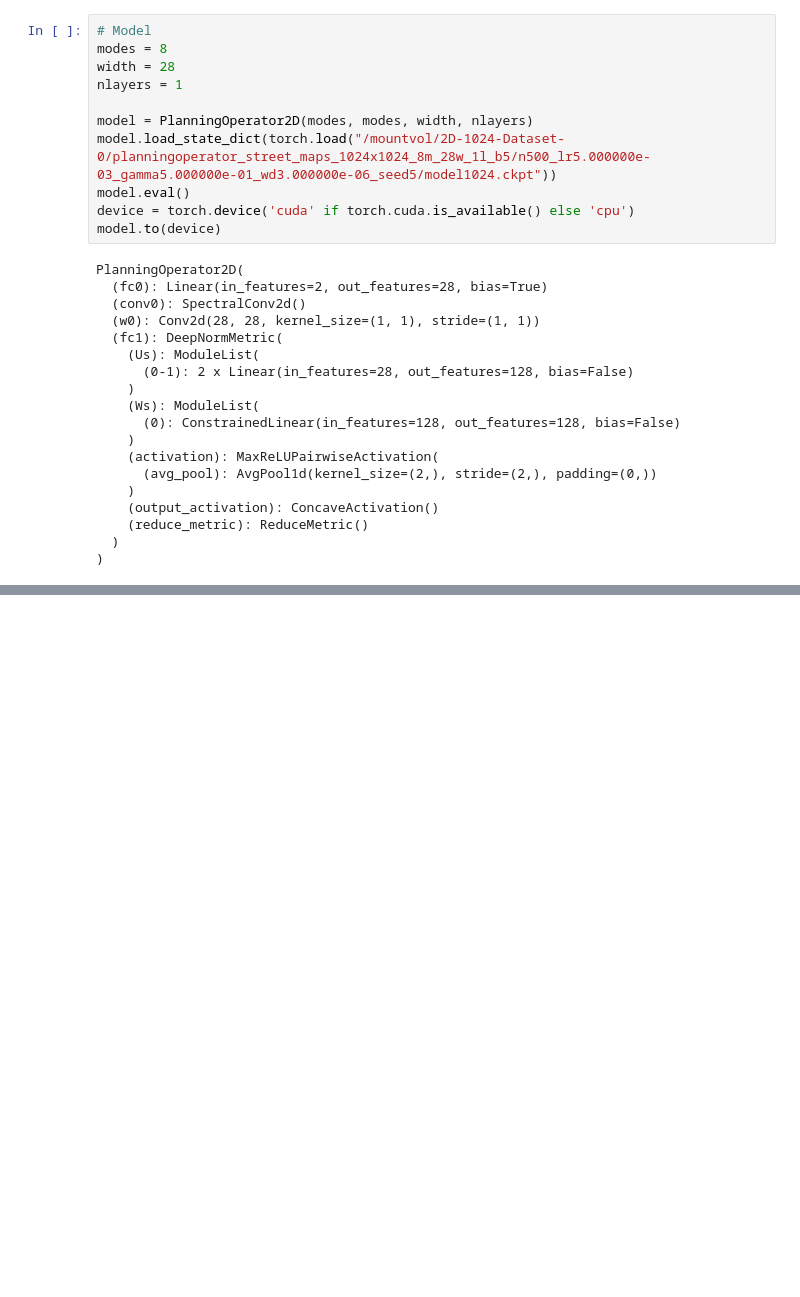
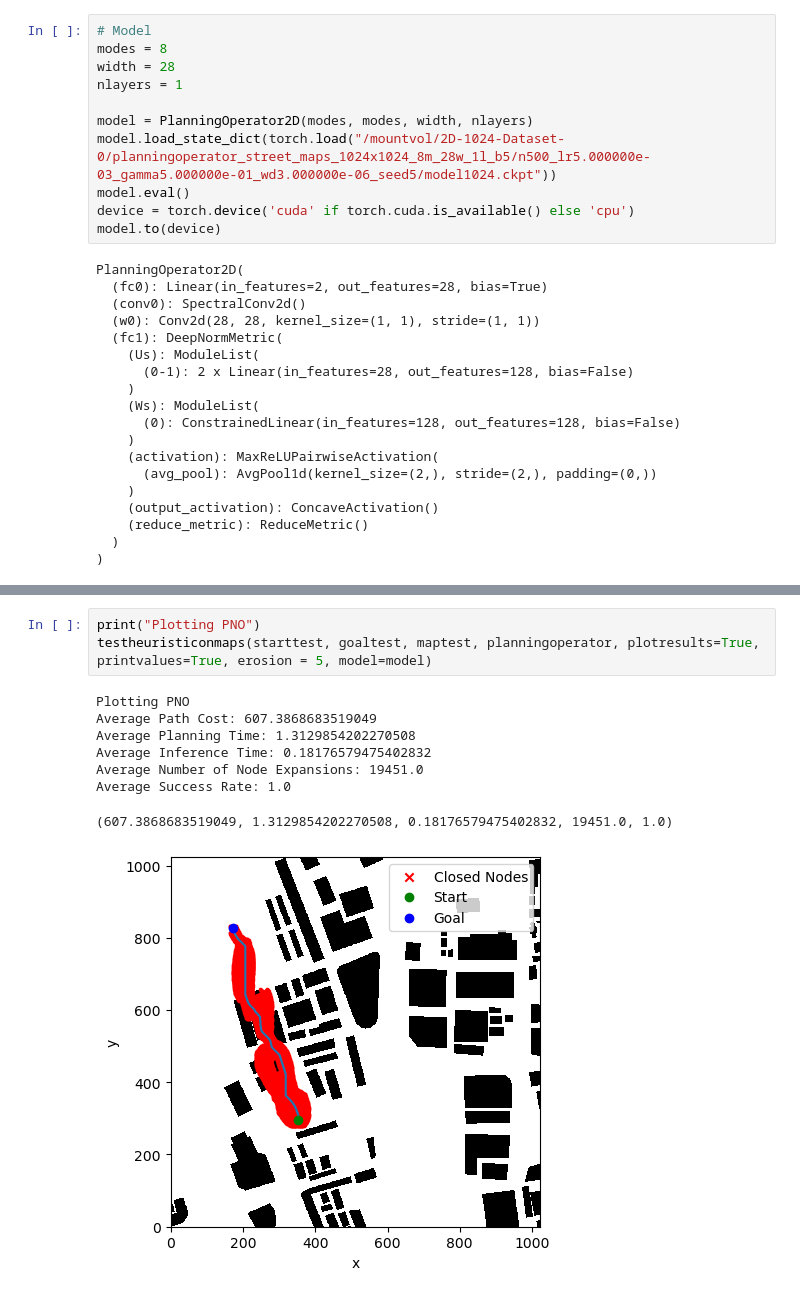
Before and after one commit to sharath-matada/Planning_Operator, a Jupyter notebook: 2D_Experiments/large_maps/test_heuristics_on_1024_maps.ipynb, the cells around one changed output, grey strips where cells are left out. Cells and saved outputs as stored; diff of their text form; blank space fills up the shorter version.

```diff
--- a/2D_Experiments/large_maps/test_heuristics_on_1024_maps.ipynb
+++ b/2D_Experiments/large_maps/test_heuristics_on_1024_maps.ipynb
@@ -167,0 +180,12 @@ Data saved successfully
+# %%
+print("Plotting PNO")
+testheuristiconmaps(starttest, goaltest, maptest, planningoperator, plotresults=True, printvalues=True, erosion = 5, model=model)
+# %% [output]
+Plotting PNO
+Average Path Cost: 607.3868683519049
+Average Planning Time: 1.3129854202270508
+Average Inference Time: 0.18176579475402832
+Average Number of Node Expansions: 19451.0
+Average Success Rate: 1.0
+(607.3868683519049, 1.3129854202270508, 0.18176579475402832, 19451.0, 1.0)
+[figure, added]
```
Also changed, not shown: parts of 7 cells of this notebook, 9 other files.
